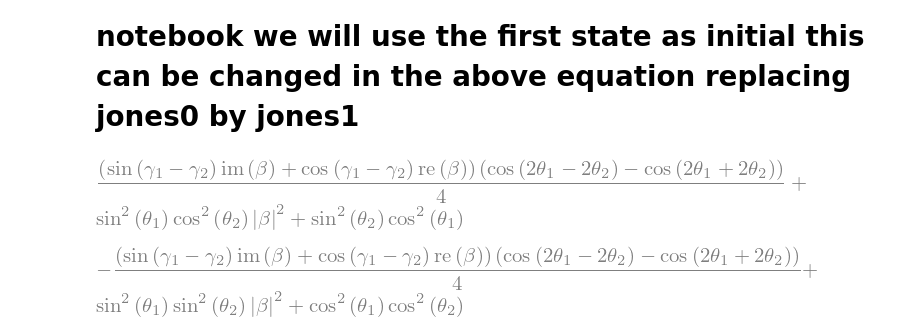
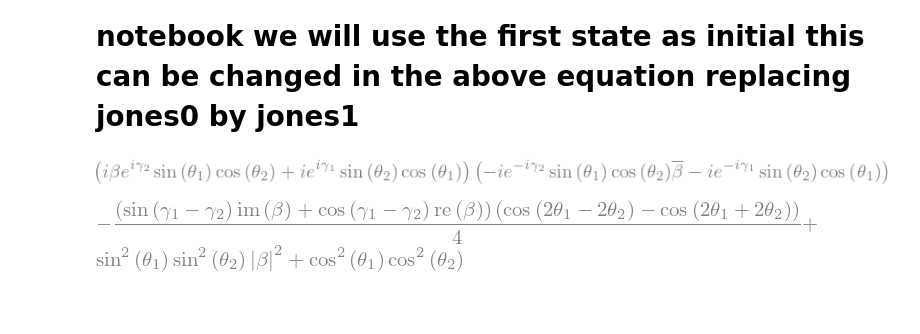
Before and after one commit to gsuarezr/Single-Photon-Mach-Zehnder-, a Jupyter notebook: Mach zenhder.ipynb, the cells around one changed output. Drawn from its saved outputs; the diff is of its cells as text; code cells hidden in the pictures; blank space fills up the shorter version.

```diff
--- a/Mach zenhder.ipynb
+++ b/Mach zenhder.ipynb
@@ -52,10 +52,10 @@ r
 # %%
 p1=jones0.T*r
 p1=p1[0]*conjugate(p1[0])
-p1=simplify(re(p1))
+#p1=simplify(re(p1))
 p1
 # %% [output]
-[figure, old version]
+[figure, new version]
 # %%
 p2=jones1.T*r
 p2=p2[0]*conjugate(p2[0])
```
Also changed, not shown: parts of 2 cells of this notebook, 3 other files.
